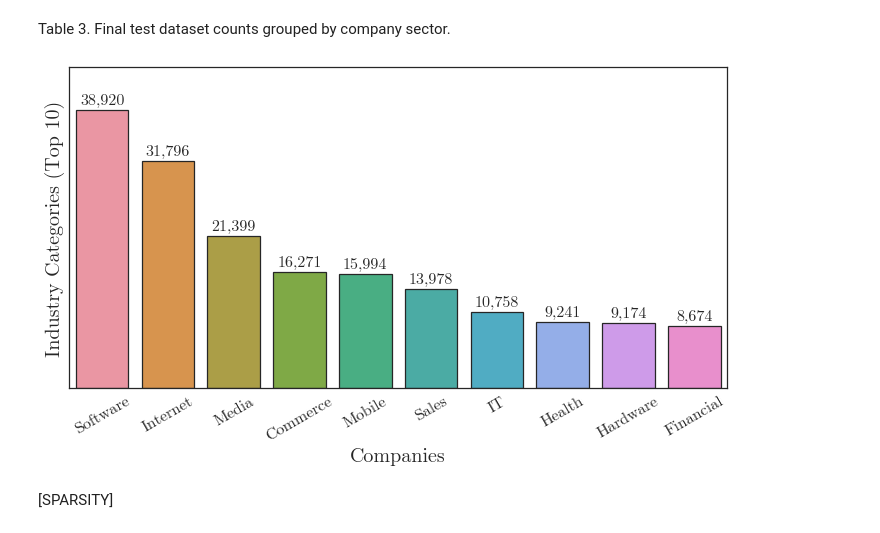
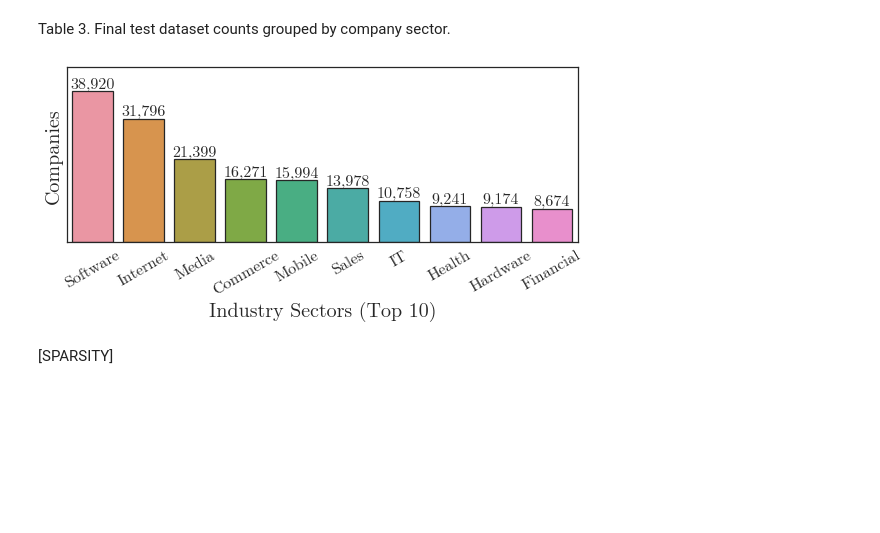
Before and after one commit to markshelton/autovc, a Jupyter notebook: dev/package/analysis/notebooks/Exploratory Statistics.ipynb, the cells around one changed output. Cells and saved outputs as stored; diff of their text form; code cells hidden in the pictures; blank space fills up the shorter version.

Commit message:
so many figures

```diff
--- a/dev/package/analysis/notebooks/Exploratory Statistics.ipynb
+++ b/dev/package/analysis/notebooks/Exploratory Statistics.ipynb
@@ -27,6 +30,7 @@ import analysis.dataPreparer as dp
 #setup
 %matplotlib inline
 
+TINY_SIZE = 12
 SMALL_SIZE = 16
 MEDIUM_SIZE = 20
 BIGGER_SIZE = 30
@@ -43,6 +47,6 @@ rcParams['xtick.labelsize'] =SMALL_SIZE    # fontsize of the tick labels
 rcParams['ytick.labelsize'] =SMALL_SIZE   # fontsize of the tick labels
 rcParams['legend.fontsize'] =SMALL_SIZE    # legend fontsize
 rcParams['figure.titlesize'] =BIGGER_SIZE  # fontsize of the figure title
-rcParams['figure.figsize'] = (10, 6)
+rcParams['figure.figsize'] = (8,4)
 
 save_path = r"C:/Users/mark/Documents/GitHub/honours/submissions/thesis-original/figures/design/"
@@ -307,17 +362,17 @@ industries = [x for x in list(df) if x.startswith("confidence_context_industry_c
 # %%
 values = [df[industry].value_counts()[1] for industry in industries]
 values = sorted(values,reverse=True)
 f = plt.figure()
 names = ["Software", "Internet", "Media", "Commerce", "Mobile", "Sales", "IT", "Health", "Hardware", "Financial"]
 ax = sns.barplot(y = values, x = names, order = names,  **outline_bars)
 auto_label(ax)
 plt.xticks(rotation=30)
-ax.set_xlabel("Companies")
-ax.set_ylabel("Industry Categories (Top 10)")
+ax.set_ylabel("Companies")
+ax.set_xlabel("Industry Sectors (Top 10)")
 plt.tight_layout()
-#f.savefig(save_path+"industry_counts.pdf", bbox_inches="tight")
+f.savefig(save_path+"industry_counts.pdf", bbox_inches="tight")
 # %% [output]
-[figure, old version]
+[figure, new version]
 # %% [markdown]
 [SPARSITY]
 # %%
```
Also changed, not shown: parts of 101 cells of this notebook, 47 other files.
